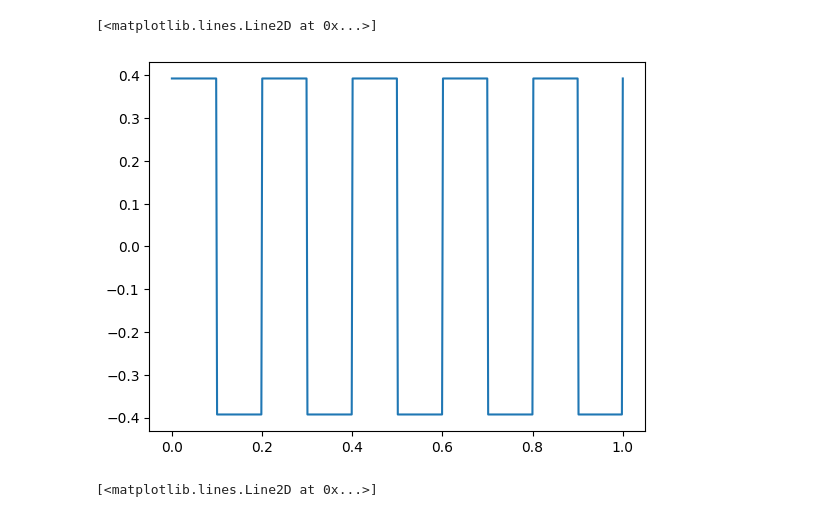
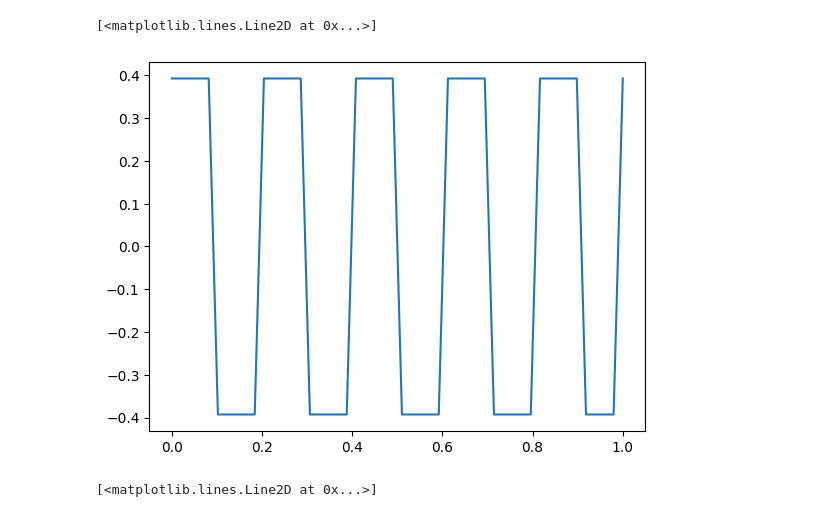
Before and after one commit to huyhoang251296/rcognita-edu-x, a Jupyter notebook: trajectory_creation.ipynb, the cells around one changed output. Drawn from its saved outputs; the diff is of its cells as text; code cells hidden in the pictures.

```diff
--- a/trajectory_creation.ipynb
+++ b/trajectory_creation.ipynb
@@ -3,12 +3,12 @@ import numpy as np
 import matplotlib.pyplot as plt
 from scipy import signal
 # %%
-time_series = np.linspace(0, 1, 500)
+time_series = np.linspace(0, 1, 50)
 phi = np.pi/8*signal.square(2 * np.pi * 5 * time_series)
 plt.plot(time_series, phi)
 # %% [output]
 [<matplotlib.lines.Line2D at 0x...>]
-[figure, old version]
+[figure, new version]
 # %%
 def trajectory_gen_1(phi, v, L):
     R = L / np.tan(phi)
```
Also changed, not shown: parts of 12 cells of this notebook, 4 other files.
